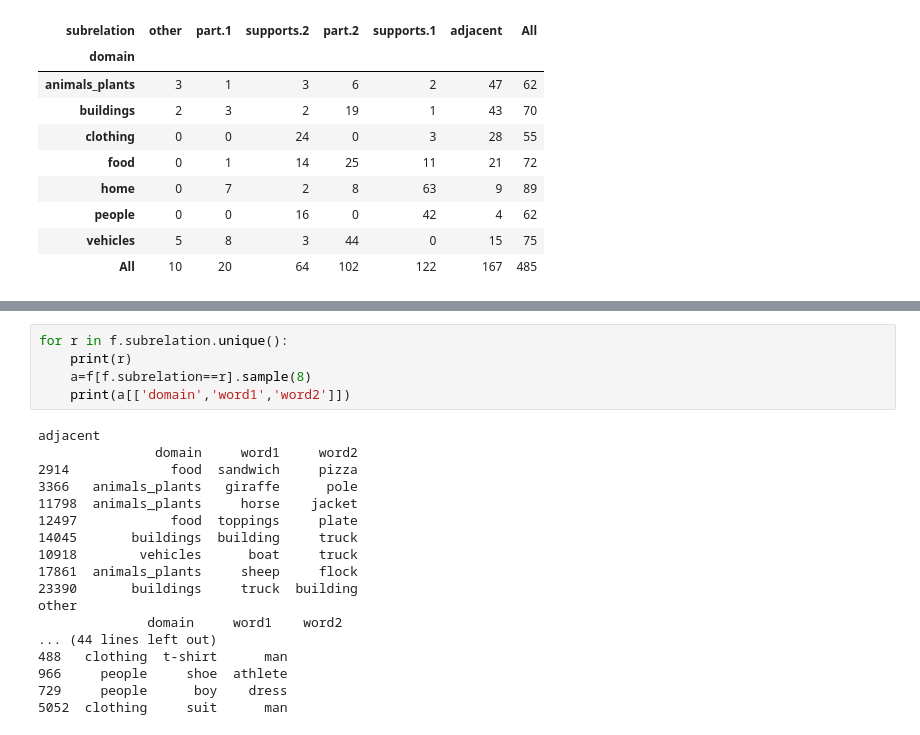
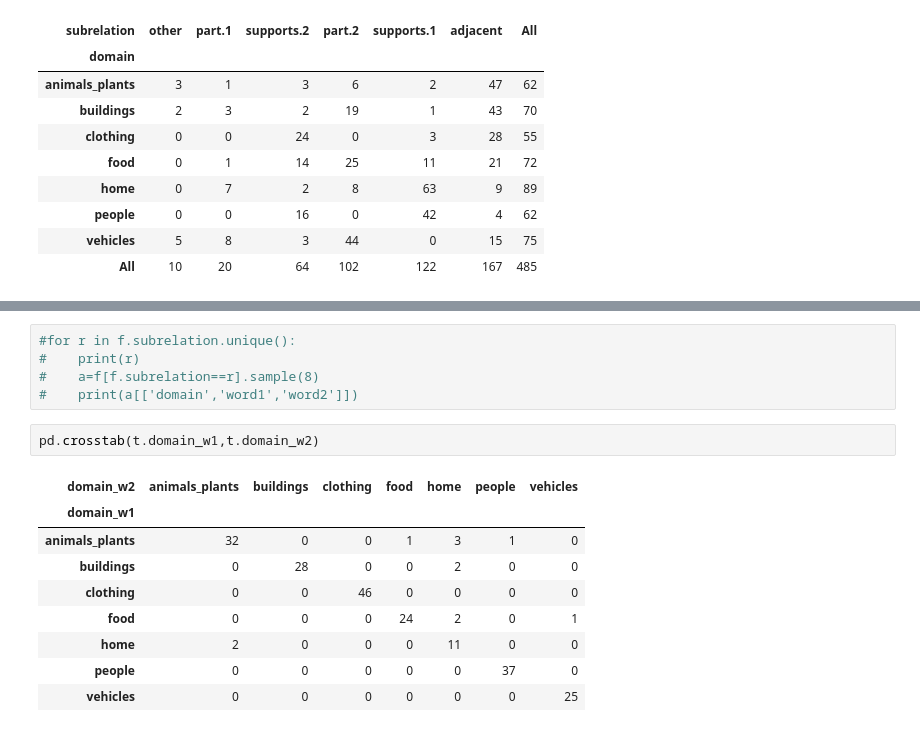
Before and after one commit to sinazarriess/many_names_collection, a Jupyter notebook: analysis/explore.ipynb, the cells around one changed output, grey strips where cells are left out. Drawn from its saved outputs; the diff is of its cells as text.

```diff
--- a/analysis/explore.ipynb
+++ b/analysis/explore.ipynb
@@ -155,23 +142,17 @@ myt2.iloc[:, np.argsort(myt2.loc['All'])]
 # %%
-for r in f.subrelation.unique():
-    print(r)
-    a=f[f.subrelation==r].sample(8)
-    print(a[['domain','word1','word2']])
+#for r in f.subrelation.unique():
+#    print(r)
+#    a=f[f.subrelation==r].sample(8)
+#    print(a[['domain','word1','word2']])
-# %% [output]
-adjacent
-               domain     word1     word2
-2914             food  sandwich     pizza
-3366   animals_plants   giraffe      pole
-11798  animals_plants     horse    jacket
-12497            food  toppings     plate
-14045       buildings  building     truck
-10918        vehicles      boat     truck
-17861  animals_plants     sheep     flock
-23390       buildings     truck  building
-other
-              domain     word1    word2
-... (44 lines left out)
-488   clothing  t-shirt      man
-966     people     shoe  athlete
-729     people      boy    dress
-5052  clothing     suit      man
+# %%
+pd.crosstab(t.domain_w1,t.domain_w2)
+# %% [output]
+| domain_w2 | animals_plants | buildings | clothing | food | home | people | vehicles |
+| domain_w1 |  |  |  |  |  |  |  |
+| animals_plants | 32 | 0 | 0 | 1 | 3 | 1 | 0 |
+| buildings | 0 | 28 | 0 | 0 | 2 | 0 | 0 |
+| clothing | 0 | 0 | 46 | 0 | 0 | 0 | 0 |
+| food | 0 | 0 | 0 | 24 | 2 | 0 | 1 |
+| home | 2 | 0 | 0 | 0 | 11 | 0 | 0 |
+| people | 0 | 0 | 0 | 0 | 0 | 37 | 0 |
+| vehicles | 0 | 0 | 0 | 0 | 0 | 0 | 25 |
```
Also changed, not shown: parts of 7 cells of this notebook, 26 other files.
